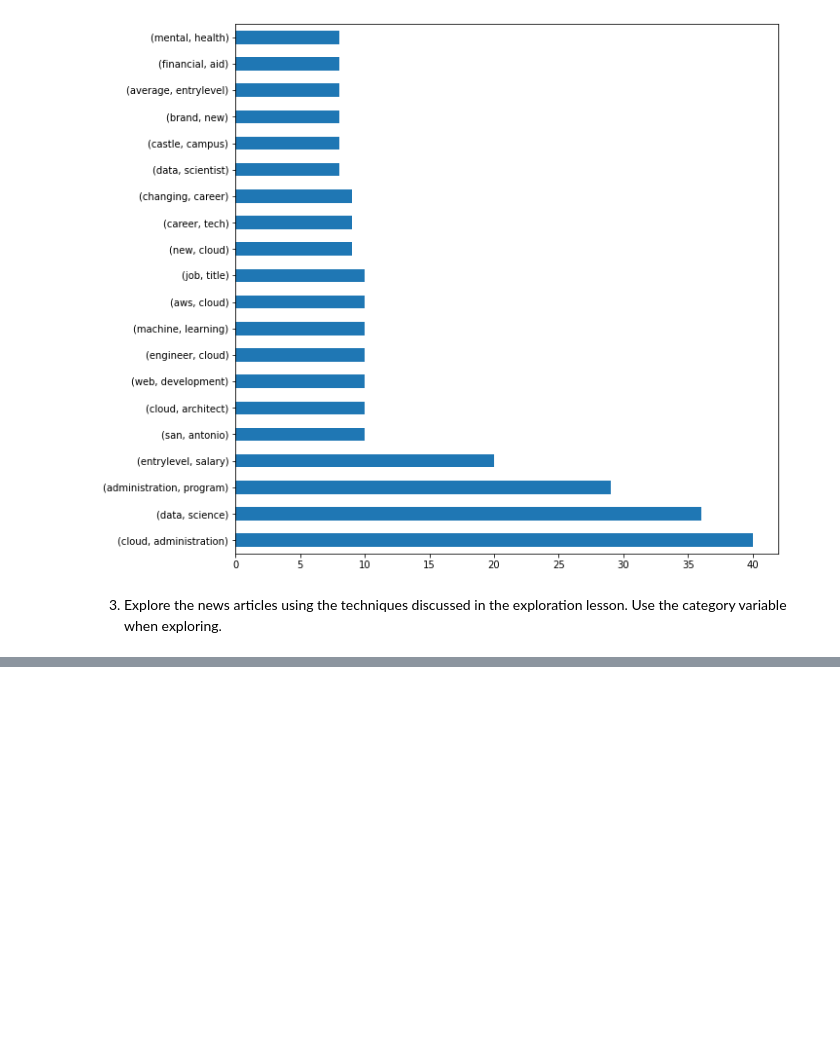
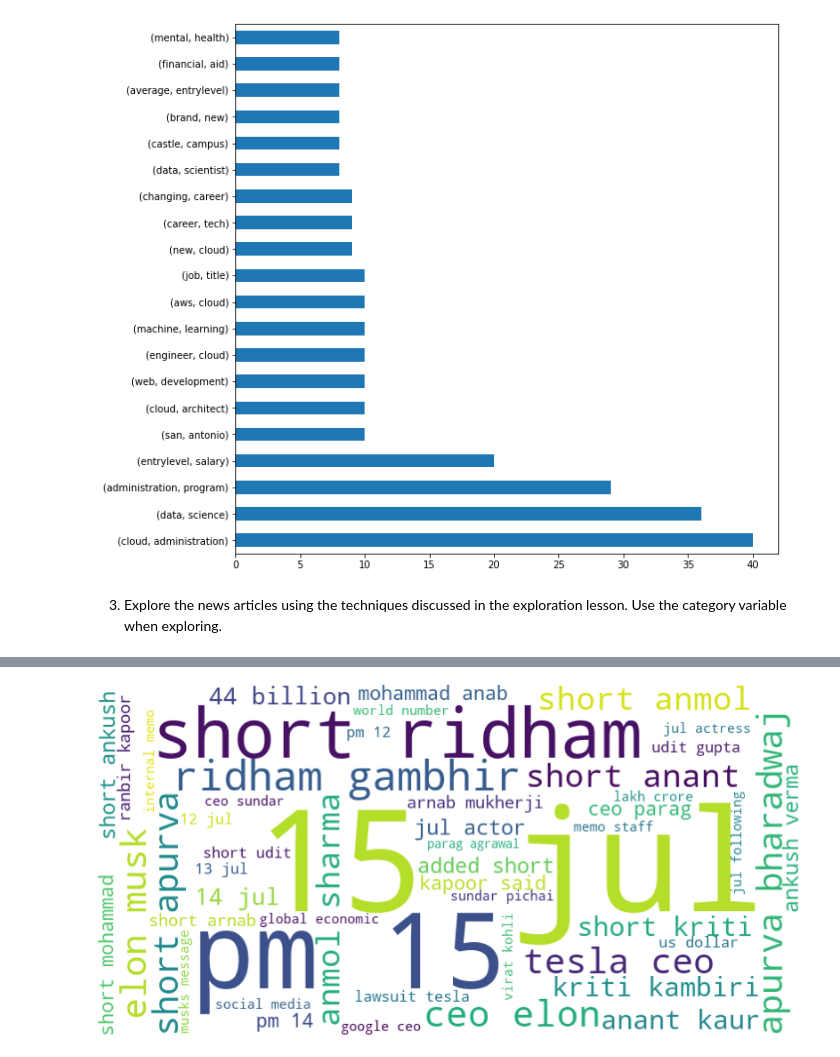
Before and after one commit to stephenfitzsimon/natural-language-processing-exercises, a Jupyter notebook: explore_notebook.ipynb, the cells around one changed output, grey strips where cells are left out. Cells and saved outputs as stored; diff of their text form; code cells hidden in the pictures; blank space fills up the shorter version.

```diff
--- a/explore_notebook.ipynb
+++ b/explore_notebook.ipynb
@@ -232,0 +317,4 @@ make_bigrams(blog_corpus_lemma).nlargest(20).plot.barh()
+# %%
+make_bigram_cloud(make_bigrams(news_corpus, n = 2), top = 50)
+# %% [output]
+[figure, added]
```
Also changed, not shown: parts of 13 cells of this notebook, 1 other file.
